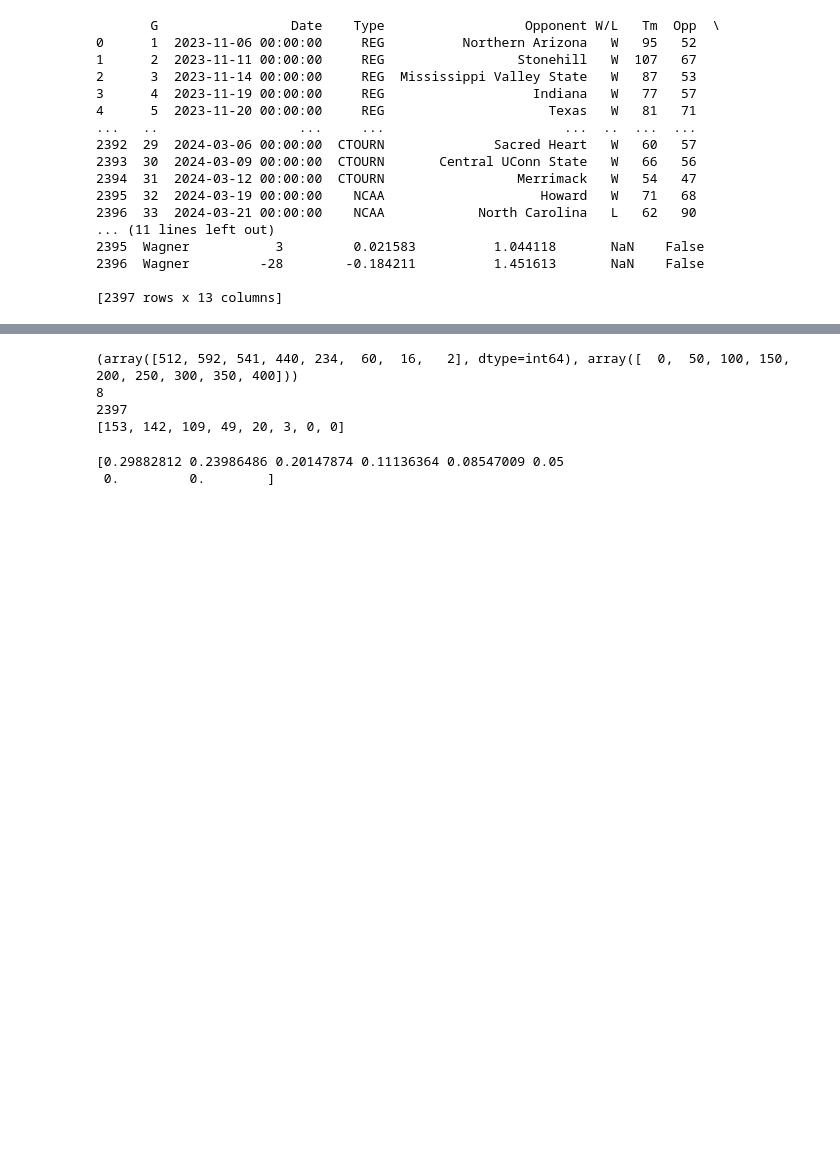
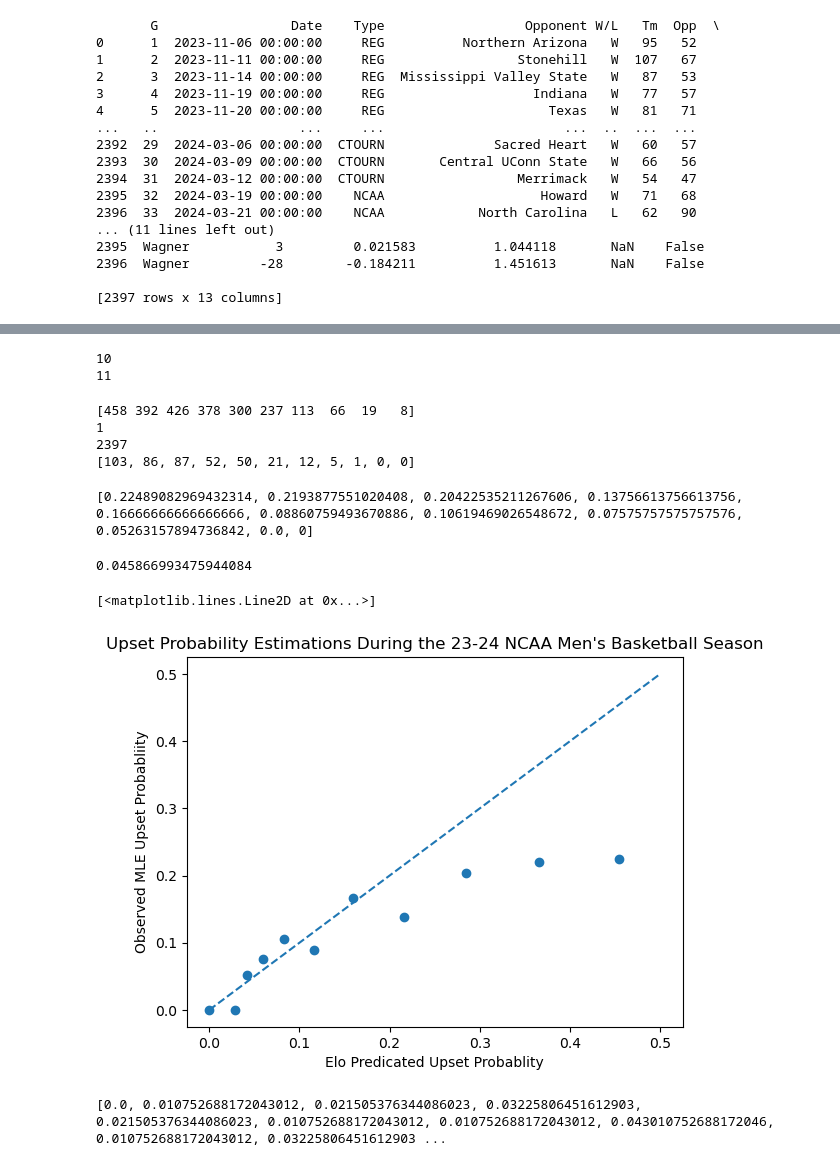
Before and after one commit to 0000-Browning/OSU-MCM, a Jupyter notebook: data_analysis.ipynb, the cells around one changed output, grey strips where cells are left out. Cells and saved outputs as stored; diff of their text form; code cells hidden in the pictures; blank space fills up the shorter version.

```diff
--- a/data_analysis.ipynb
+++ b/data_analysis.ipynb
@@ -280,26 +282,58 @@ Text(0.5, 1.0, "Elo Differences During the 23-24 NCAA Men's Basketball Season")
-# %%
-hist = np.histogram(all_games['Elo_diff'], bins=[50*x for x in range(9)])
+# %%
+print(len(hist))
+print(len(bins))
+# %% [output]
+10
+11
 # %%
-upsets = [0,0,0,0,0,0,0,0]
+upsets = [0] * len(bins)
 print(hist)
 print(np.count_nonzero(hist[1]))
 print(all_games.shape[0])
+step_size = bins[len(bins)-1]/len(bins)
 for game in range(all_games.shape[0]):
     elo_diff = all_games['Elo_diff'][game]
     #print(elo_diff)
     #print(all_games['IsUpset'][game])
     if (all_games['IsUpset'][game] == True):
-        upsets[int(elo_diff//50)] = upsets[int(elo_diff//50)] + 1
-
+        upsets[int(elo_diff//step_size)] = upsets[int(elo_diff//step_size)] + 1
 print(upsets)
 # %% [output]
-(array([512, 592, 541, 440, 234,  60,  16,   2], dtype=int64), array([  0,  50, 100, 150, 200, 250, 300, 350, 400]))
-8
+[458 392 426 378 300 237 113  66  19   8]
+1
 2397
-[153, 142, 109, 49, 20, 3, 0, 0]
+[103, 86, 87, 52, 50, 21, 12, 5, 1, 0, 0]
-# %%
-upset_ratios = upsets / hist[0]
-print(upset_ratios)
-# %% [output]
-[0.29882812 0.23986486 0.20147874 0.11136364 0.08547009 0.05
- 0.         0.        ]
+# %%
+upset_ratios = [0] * len(bins)
+for i in range(len(hist)):
+    if (hist[i] == 0):
+        upset_ratios[i] == 0
+    else:
+        upset_ratios[i] = upsets[i] / hist[i]
+print(upset_ratios)
+# %% [output]
+[0.22489082969432314, 0.2193877551020408, 0.20422535211267606, 0.13756613756613756, 0.16666666666666666, 0.08860759493670886, 0.10619469026548672, 0.07575757575757576, 0.05263157894736842, 0.0, 0]
+# %%
+elo_ratio = [0] *len(bins)
+MSE = 0
+for i in range(len(hist)):
+    P = upset_ratios[i]
+    E = 1/(1+10**((int(i*step_size+step_size/2)/c)))
+    elo_ratio[i] = E
+    #print(E)
+    #print(P)
+    MSE = MSE + ((abs(E - P))/ (2**(1/2)))
+MSE = 1/len(hist) * MSE
+print(MSE)
+# %% [output]
+0.045866993475944084
+# %%
+plt.scatter(elo_ratio,upset_ratios)
+plt.xlabel('Elo Predicated Upset Probablity')
+plt.ylabel('Observed MLE Upset Probabliity')
+plt.title('Upset Probability Estimations During the 23-24 NCAA Men\'s Basketball Season')
+x = np.linspace(0, .5, 10)
+plt.plot(x, x, linestyle='dashed')
+# %% [output]
+[<matplotlib.lines.Line2D at 0x...>]
+[figure, added]
@@ -305,0 +342,11 @@ print(upset_ratios)
+# %%
+count = 10000
+data = [0] * count
+for i in range(count):
+    sample = bootstrap_games.sample(frac=1, replace=True)
+    count = len(sample[sample['IsUpset'] == True])
+    #print(count)
+    data[i] = count/len(sample)
+print(data)
+# %% [output]
+[0.0, 0.010752688172043012, 0.021505376344086023, 0.03225806451612903, 0.021505376344086023, 0.010752688172043012, 0.010752688172043012, 0.043010752688172046, 0.010752688172043012, 0.03225806451612903 ...
```
Also changed, not shown: parts of 7 cells of this notebook.
